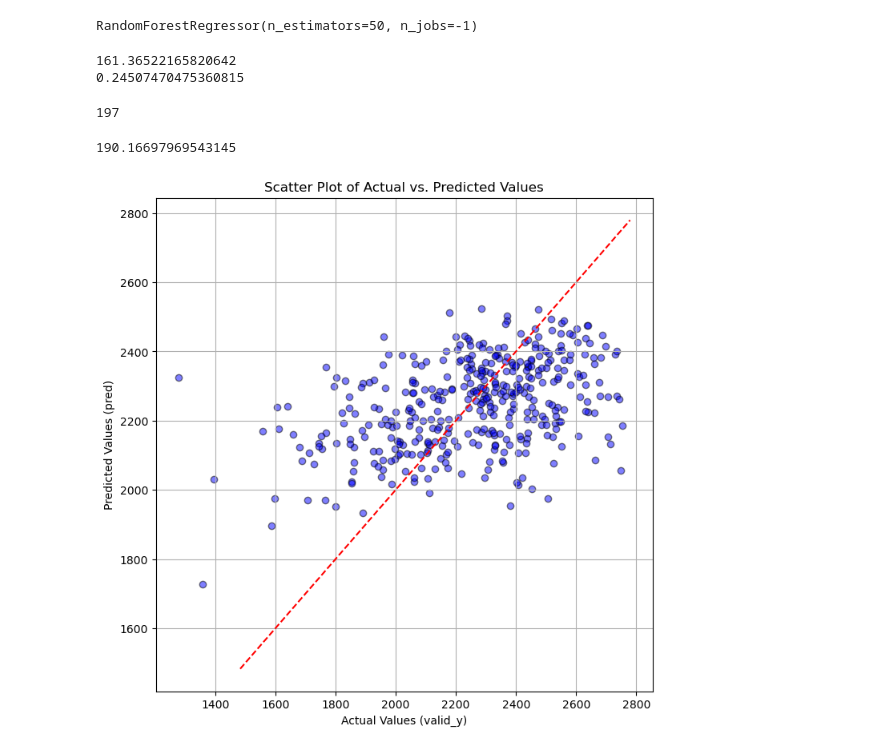
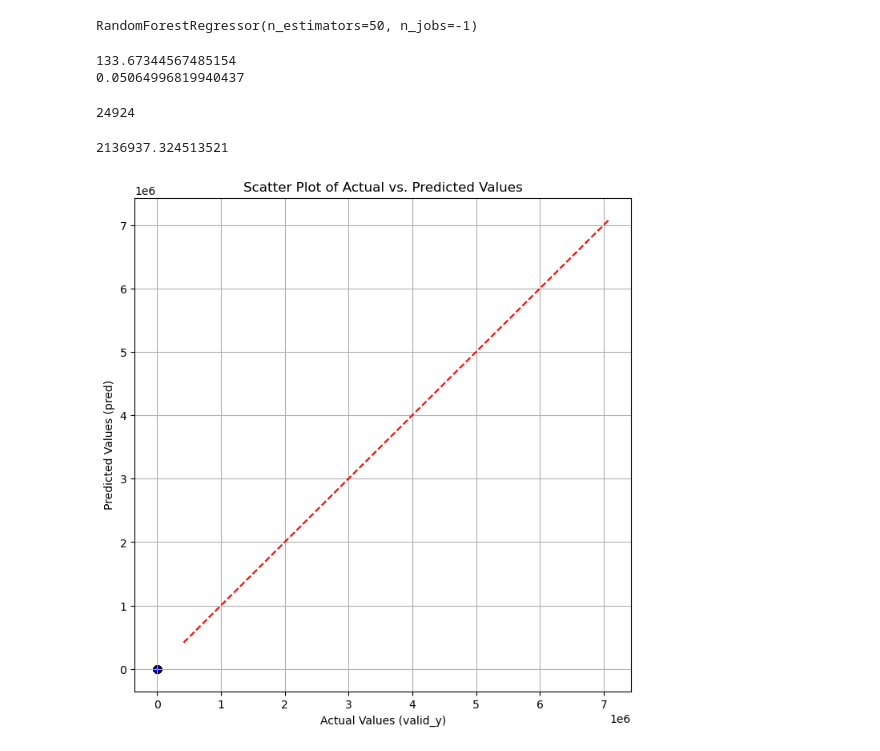
Before and after one commit to jonathan-wu1/Finding-Elo, a Jupyter notebook: rfr_model_training.ipynb, the cells around one changed output. Saved outputs shown, nothing was run; the diff lists cells and outputs as text; code cells hidden in the pictures.

```diff
--- a/rfr_model_training.ipynb
+++ b/rfr_model_training.ipynb
@@ -8,0 +17,24 @@ from sklearn.metrics import r2_score
+# %%
+import os
+import json
+
+# Specify the folder containing NDJSON files
+folder_path = 'data/raw/fics'
+
+# List to store all data from all files
+all_data = []
+
+# Iterate over all files in the folder
+for file_name in os.listdir(folder_path):
+    if file_name.endswith('.ndjson'):
+        file_path = os.path.join(folder_path, file_name)
+
+        # Open and read the NDJSON file
+        with open(file_path, 'r') as file:
+            for line in file:
+                data = json.loads(line.strip())  # Parse each line as JSON
+                all_data.append(data)
+
+# `all_data` now contains all the data from all NDJSON files
+df = pd.DataFrame(all_data)
+df = df.fillna(0)
@@ -9,17 +63,19 @@ from sklearn.metrics import r2_score
 # %%
-df = pd.read_json("data/raw/stockfish_150.ndjson", lines = True)
-df = df.fillna(0)
+print(len(df))
+df = df.dropna(subset=['white_elo', 'black_elo'])
+print(len(df))
+df = df[df['white_cpl'].apply(lambda x: isinstance(x, (list, str)) and len(x) > 0)]
+df = df[df['black_cpl'].apply(lambda x: isinstance(x, (list, str)) and len(x) > 0)]
+print(len(df))
+df['white_elo'] = pd.to_numeric(df['white_elo'], errors='coerce')
+df['black_elo'] = pd.to_numeric(df['black_elo'], errors='coerce')
 
-print(len(df))
-df = df[df['white_cpl'].apply(lambda x: len(x) > 0)]
-df = df[df['black_cpl'].apply(lambda x: len(x) > 0)]
-print(len(df))
 
 df["ECO"] = df["ECO"].astype('category')
 df["Opening"] = df["Opening"].astype('category')
 df["result"] = df["result"].astype('category')
 
-df["mean_elos"] = df[['white_elo', 'black_elo']].mean(axis=1)
+df["mean_elos"] = np.square(df[['white_elo', 'black_elo']].mean(axis=1))
 df["diff_elos"] = df['white_elo'] - df['black_elo']
 
 df['white_mean'] = df['white_cpl'].apply(np.mean)
@@ -93,13 +150,13 @@ dff_pred_rf = rf_diff.predict(X_test)
 print(mean_absolute_error(y2_test, dff_pred_rf))
 print(r2_score(y2_test, dff_pred_rf))
 # %% [output]
-161.36522165820642
-0.24507470475360815
+133.67344567485154
+0.05064996819940437
 # %%
 len(X_test)
 len(dff_pred_rf)
 # %% [output]
-197
+24924
 # %%
 white_pred = []
 black_pred = []
@@ -122,29 +179,29 @@ all_actual = white_actual + black_actual
 from sklearn.metrics import mean_absolute_error
 mean_absolute_error(all_actual, all_preds)
 # %% [output]
-190.16697969543145
+2136937.324513521
 # %%
 import matplotlib.pyplot as plt
 
 # Assuming valid_y and pred are your actual and predicted values
 # valid_y = [your actual values]
 # pred = [your predicted values]
 
 plt.figure(figsize=(8, 8))
-plt.scatter(all_actual, all_preds, edgecolor='k', color='b', alpha=0.5)
+plt.scatter((all_actual), np.sqrt(all_preds), edgecolor='k', color='b', alpha=0.5)
 
 # Adding a diagonal line to indicate perfect predictions
 plt.plot([min(y1), max(y1)], [min(y1), max(y1)], 'r--')
 
 # Adding titles and labels
 plt.title('Scatter Plot of Actual vs. Predicted Values')
 plt.xlabel('Actual Values (valid_y)')
 plt.ylabel('Predicted Values (pred)')
 
 # Adding a grid for better readability
 plt.grid(True)
 
 # Show the plot
 plt.show()
 # %% [output]
-[figure, old version]
+[figure, new version]
```
Also changed, not shown: parts of 5 cells of this notebook, 32 other files.
